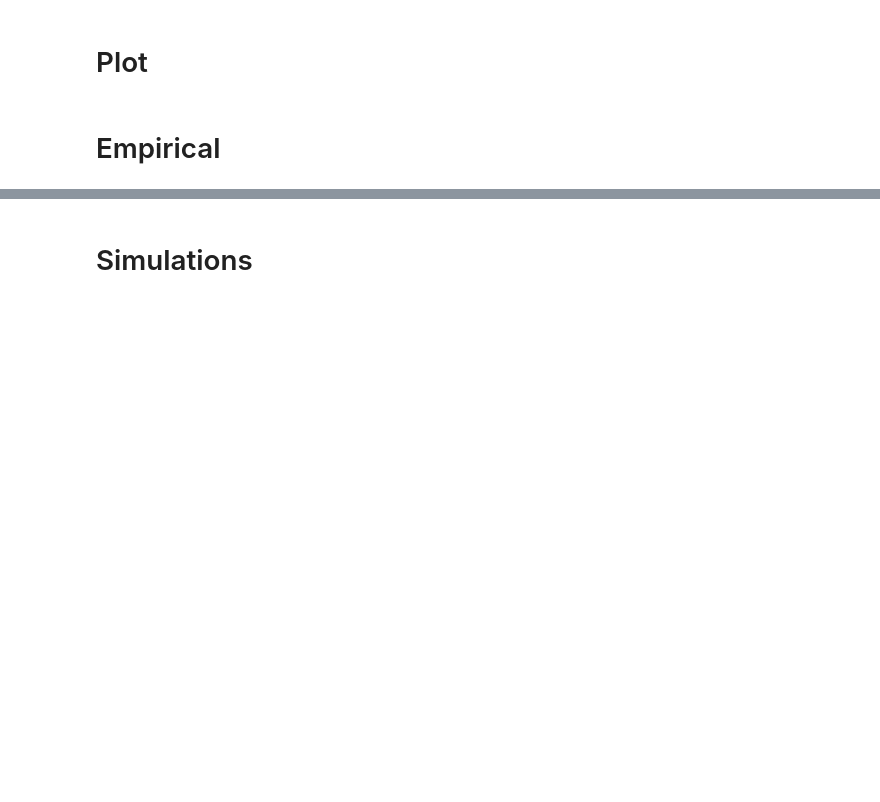
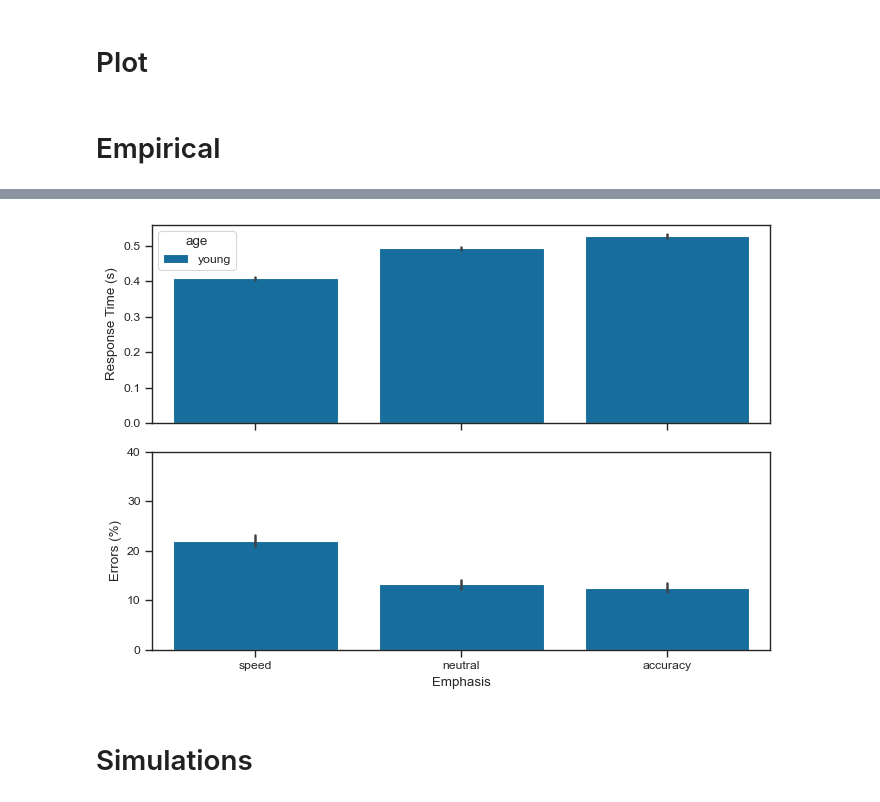
Before and after one commit to psipeter/speed-accuracy-tradeoff, a Jupyter notebook: forstmann_compare.ipynb, the cells around one changed output, grey strips where cells are left out. Drawn from its saved outputs; the diff is of its cells as text; code cells hidden in the pictures; blank space fills up the shorter version.

Commit message:
add young forstmann data and optimization routine

```diff
--- a/forstmann_compare.ipynb
+++ b/forstmann_compare.ipynb
@@ -226,0 +243,16 @@ display.Image("plots/empirical_young_old.png")
+# %%
+def plot_empirical(empfile):
+    emp = pd.read_pickle(f"data/{empfile}.pkl")
+
+    fig, axes = plt.subplots(nrows=2, ncols=1, sharex=True, figsize=((7, 5)))
+    sns.barplot(data=emp, x='emphasis', y='RT', hue='age', order=['speed', 'neutral', 'accuracy'],
+                 palette=palette[:2], ax=axes[0])
+    sns.barplot(data=emp, x='emphasis', y='error', hue='age', order=['speed', 'neutral', 'accuracy'],
+                 palette=palette[:2], ax=axes[1])
+    axes[0].set(xlabel="Emphasis", ylabel="Response Time (s)")
+    # axes[0].legend(ncols=2, loc='upper right')
+    axes[1].set(xlabel="Emphasis", ylabel="Errors (%)", yticks=[0,10,20,30,40])
+    axes[1].get_legend().remove()
+    plt.tight_layout()
+    fig.savefig(f"plots/forstmann_empirical.svg")
+    fig.savefig(f"plots/forstmann_empirical.png", dpi=600)
@@ -227,3 +282,7 @@ display.Image("plots/empirical_young_old.png")
+# %%
+plot_empirical("forstmann2011")
+# %% [output]
+[figure, added]
 # %% [markdown]
 # Simulations
 # %%
```
Also changed, not shown: parts of 5 cells of this notebook, 2 other files.
